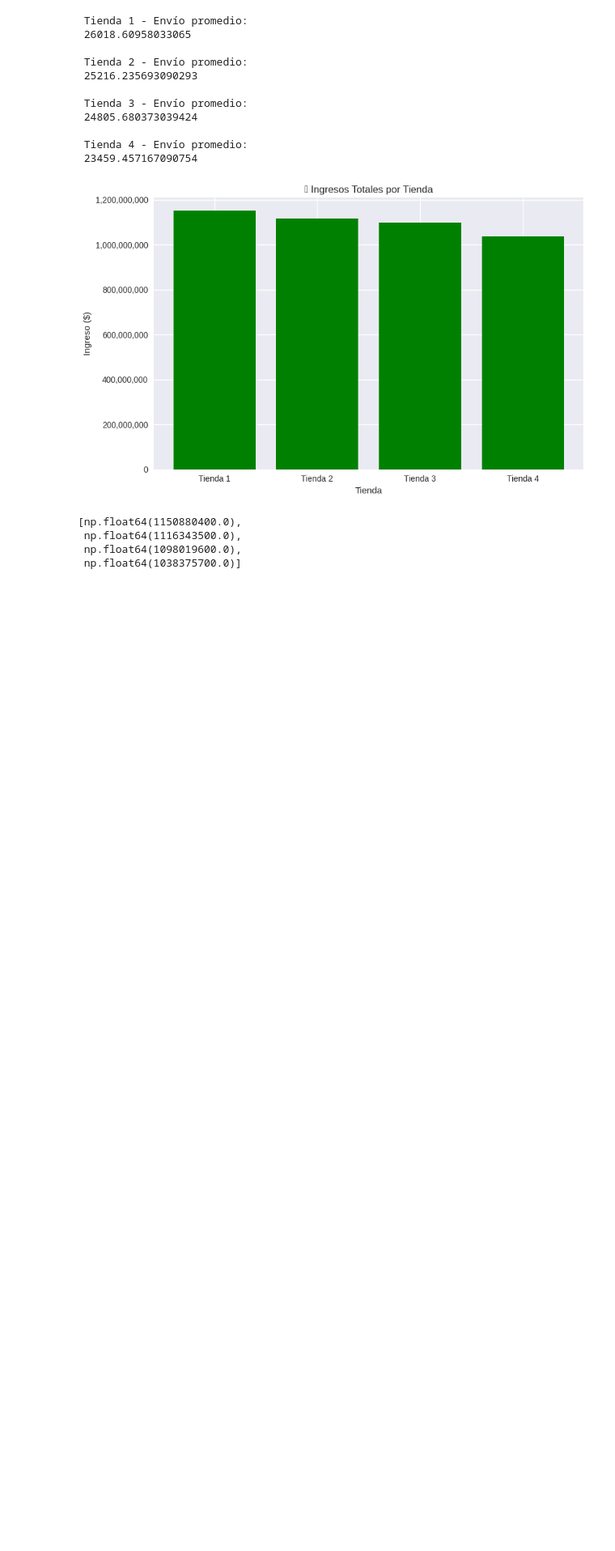
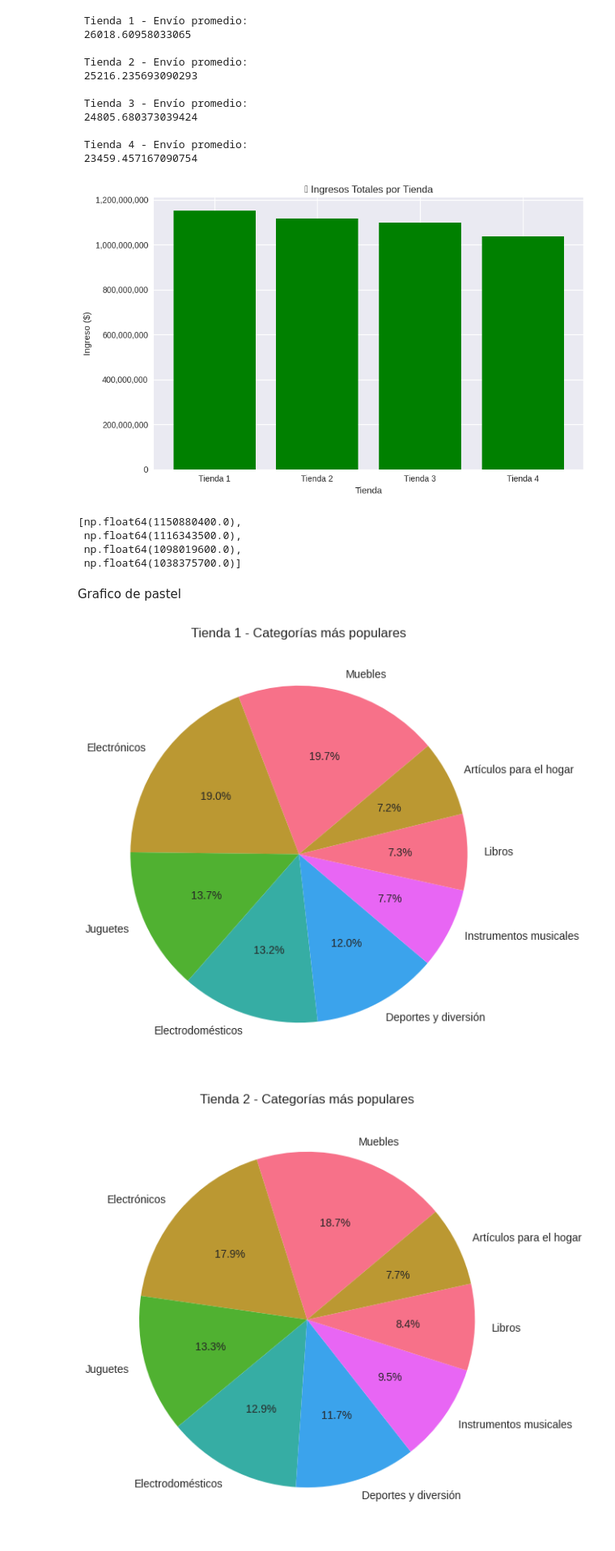
Before and after one commit to AndresLunaH/Alura-Store, a Jupyter notebook: Analisis_Alura.ipynb, the cells around one changed output. Shown at 81% size. Cells and saved outputs as stored; diff of their text form; code cells hidden in the pictures; blank space fills up the shorter version.

```diff
--- a/Analisis_Alura.ipynb
+++ b/Analisis_Alura.ipynb
@@ -219,3 +219,20 @@ ingresos
  np.float64(1116343500.0),
  np.float64(1098019600.0),
  np.float64(1038375700.0)]
+# %% [markdown]
+Grafico de pastel
+# %%
+def crear_grafico_pastel(data, titulo):
+    plt.figure(figsize=(7, 7))  # Ajusta el tamaño de la figura
+    plt.pie(data, labels=data.index, autopct='%1.1f%%', startangle=40)
+    plt.title(titulo)
+    plt.show()
+
+# Crear gráficos de pastel para cada tienda
+crear_grafico_pastel(categorias_tienda1, 'Tienda 1 - Categorías más populares')
+crear_grafico_pastel(categorias_tienda2, 'Tienda 2 - Categorías más populares')
+crear_grafico_pastel(categorias_tienda3, 'Tienda 3 - Categorías más populares')
+crear_grafico_pastel(categorias_tienda4, 'Tienda 4 - Categorías más populares')
+# %% [output]
+[figure, added]
+[figure, added]
```
Also changed, not shown: parts of 4 cells of this notebook.
